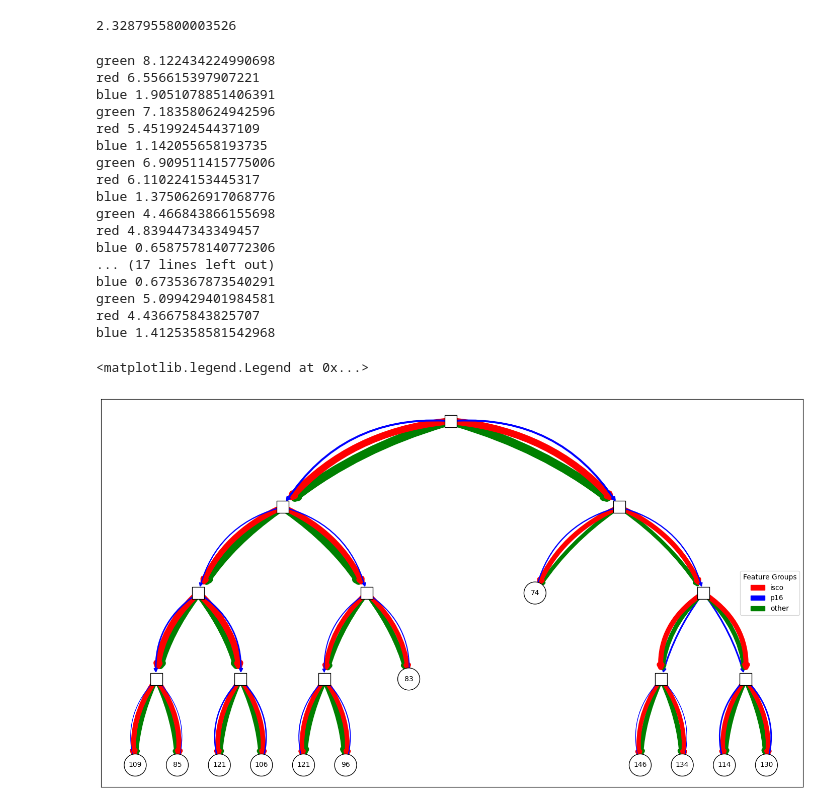
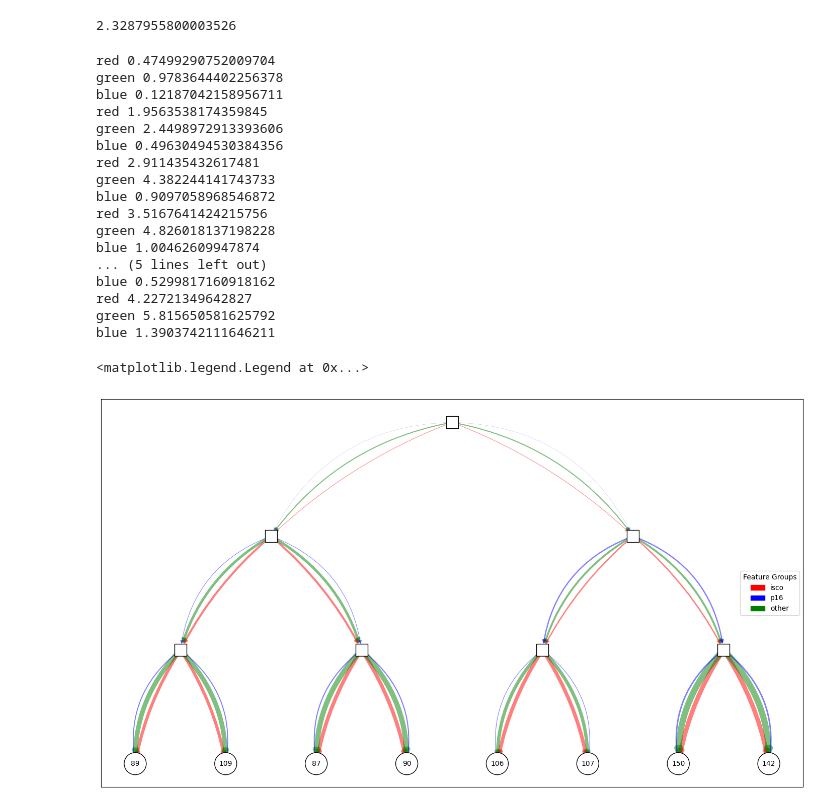
Before and after one commit to viksa98/variational_spyct, a Jupyter notebook: notebooks/02_hecat_dataset.ipynb, the cells around one changed output. Cells and saved outputs as stored; diff of their text form; code cells hidden in the pictures.

```diff
--- a/notebooks/02_hecat_dataset.ipynb
+++ b/notebooks/02_hecat_dataset.ipynb
@@ -20,3 +20,3 @@ X_train, X_test, y_train, y_test = data.get_tensors()
 # %%
-spyct = Spyct(bs=64, max_depth=4, epochs=100, lr=0.001, minimum_examples_to_split=3)
-spyct.fit(X_train, y_train)
+bayes_spyct = VSpyct(bs=64, max_depth=3, epochs=200, lr=0.0001, minimum_examples_to_split=3)
+bayes_spyct.fit(X_train, y_train)
@@ -71,3 +39,0 @@ sorted(list(spyct.feature_importances()), reverse=True)
-# %%
-bayes_spyct = VSpyct(bs=64, max_depth=4, epochs=200, lr=0.0001, minimum_examples_to_split=3)
-bayes_spyct.fit(X_train, y_train)
@@ -291,11 +175,11 @@ edge_widths = [((i+1)/10*3, 2) for i, (u,v) in enumerate(G.edges())]
 from pyro.infer import Predictive
 weights_per_node = {}
 for node in non_leaves:
-    predictive = Predictive(model=node.split_model,
+    predictive = Predictive(model=bayes_spyct.root_node.split_model,
                         guide=node.guide,
                         num_samples=30,
                         return_sites=(["linear.weight"]))
-    data = predictive(torch.ones(X_train.shape[1]))['linear.weight']
+    data = predictive(torch.ones(X_test.shape[1]))['linear.weight']
     weights_per_node[node] = torch.abs((data.mean(axis=0)/data.var(axis=0)).reshape(-1))
 # %%
 sorted(list(weights_per_node[node].tolist()), reverse=True)
@@ -382,26 +256,0 @@ other colors: ['green', 'green', 'green', 'green', 'green', 'green', 'green', 'g
-# %%
-offset = 0.09
-
-fig = plt.figure(figsize=(20,10))
-ax = fig.add_subplot(1, 1, 1)
-# nx.draw(G, ax =ax  , pos=pos,
-#         with_labels=False, node_size=1,arrowstyle='-',
-#         width=5)
-
-for edge, colors, widths in zip(G.edges(), edge_colors, edge_widths):
-    x1, y1 = pos[edge[0]]
-    x2, y2 = pos[edge[1]]
-    dx = x2 - x1
-    dy = y2 - y1
-    length = (dx**2 + dy**2)**0.5
-    offset_dx = offset * dy / length
-    offset_dy = -offset * dx / length
-
-    nx.draw_networkx_edges(G, pos, edgelist=[edge], edge_color=colors[0], width=widths[0])
-    nx.draw_networkx_edges(G, pos, edgelist=[edge], edge_color=colors[1], width=widths[1], connectionstyle=f'arc3,rad={offset}')
-
-nx.draw_networkx_nodes(G, pos=pos,ax=ax, nodelist=non_leaves, node_color='w', edgecolors='black', alpha = 1, node_shape='s')
-# nx.draw_networkx_labels(G, pos=pos,ax=ax, labels=weights_top5, font_size=6);
-
-nx.draw_networkx_nodes(G, pos=pos,ax=ax, nodelist=leaves, node_color='w', edgecolors='black', alpha = 1, node_size = leaf_sizes)
-nx.draw_networkx_labels(G, pos=pos,ax=ax, labels=prototype_expected_value, font_size=10);
@@ -423,50 +270,50 @@ for node in non_leaves:
     colors = [feature_color_map[feature] for feature in features]
     edges_ = [edge for edge in edges if (edge[0]==node)]
 
     offset = 0.0
     for i, color in enumerate(set(colors)):
         offset += 0.1
         sum_per_group = sum([weights_top5[node][k] for k,v in feature_color_map.items() if v==color])
         sum_weights = sum(list(weights_top5[node].values()))
         width = sum_per_group/260
         print(color, width)
         # width = colors.count(color)
         x, y = pos[node]
 
         angle = i * (2 * offset) - offset
         offset_dx = offset * (num_colors - 1) * 0.5 * (-1)**i
         offset_dy = offset * (num_colors - 1) * 0.5 * (-1)**i
 
         nx.draw_networkx_edges(G, pos, ax=ax, edgelist=[edges_[0]], edge_color=color, width=width*1.5,
-                               connectionstyle=f'arc3, rad={offset}',
+                               connectionstyle=f'arc3, rad={offset}', alpha=0.5,
                                min_source_margin=5, min_target_margin=5)
         nx.draw_networkx_edges(G, pos, ax=ax, edgelist=[edges_[1]], edge_color=color, width=width*1.5,
-                               connectionstyle=f'arc3, rad={-offset}',
+                               connectionstyle=f'arc3, rad={-offset}', alpha=0.5,
                                min_source_margin=5, min_target_margin=5)
 
 nx.draw_networkx_nodes(G, pos=pos,ax=ax, nodelist=non_leaves, node_color='w', edgecolors='black', alpha = 1, node_shape='s')
 nx.draw_networkx_nodes(G, pos=pos,ax=ax, nodelist=leaves, node_color='w', edgecolors='black', alpha = 1, node_size = leaf_sizes)
 nx.draw_networkx_labels(G, pos=pos,ax=ax, labels=prototype_expected_value, font_size=10);
 
 legend_elements = [Patch(color=color, label=group) for group, color in feature_group_colors.items()]
 plt.legend(handles=legend_elements, title='Feature Groups', loc='center right')
 # %% [output]
-green 8.122434224990698
-red 6.556615397907221
-blue 1.9051078851406391
-green 7.183580624942596
-red 5.451992454437109
-blue 1.142055658193735
-green 6.909511415775006
-red 6.110224153445317
-blue 1.3750626917068776
-green 4.466843866155698
-red 4.839447343349457
-blue 0.6587578140772306
-... (17 lines left out)
-blue 0.6735367873540291
-green 5.099429401984581
-red 4.436675843825707
-blue 1.4125358581542968
+red 0.47499290752009704
+green 0.9783644402256378
+blue 0.12187042158956711
+red 1.9563538174359845
+green 2.4498972913393606
+blue 0.49630494530384356
+red 2.911435432617481
+green 4.382244141743733
+blue 0.9097058968546872
+red 3.5167641424215756
+green 4.826018137198228
+blue 1.00462609947874
+... (5 lines left out)
+blue 0.5299817160918162
+red 4.22721349642827
+green 5.815650581625792
+blue 1.3903742111646211
 <matplotlib.legend.Legend at 0x...>
-[figure, old version]
+[figure, new version]
```
Also changed, not shown: parts of 34 cells of this notebook, 4 other files.
